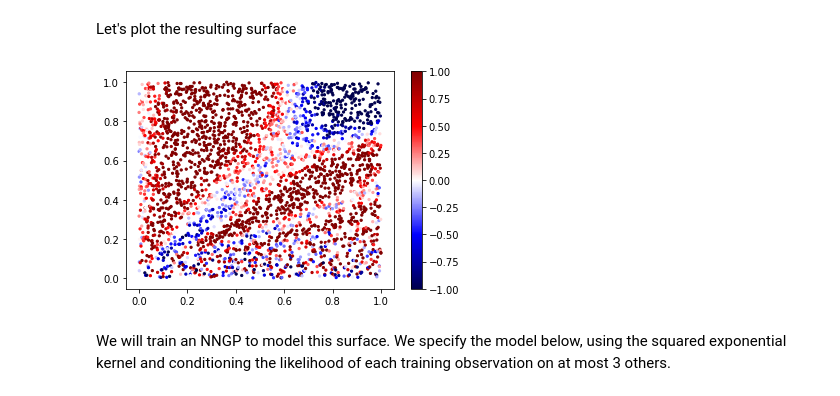
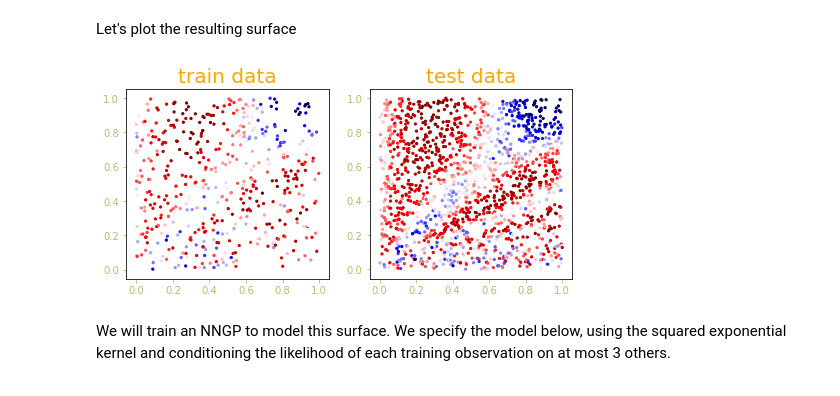
Before and after one commit to bwpriest/pyNNGP, a Jupyter notebook: notebook/regression_validation.ipynb, the cells around one changed output. Saved outputs shown, nothing was run; the diff lists cells and outputs as text; code cells hidden in the pictures.

```diff
--- a/notebook/regression_validation.ipynb
+++ b/notebook/regression_validation.ipynb
@@ -80,14 +93,25 @@ w_new_map = w_new_map.reshape((nstar))
 # %% [markdown]
 Let's plot the resulting surface
-# %%
-plt.scatter(
-    coords[:,0], coords[:,1],
-    c=y, s=5,
-    vmin=-1, vmax=1, cmap='seismic'
-)
-plt.colorbar()
-plt.show()
-# %% [output]
-[figure, removed]
+# %%
+fig, axes = plt.subplots(ncols=2, figsize=(8, 3.5))
+for ax in axes:
+    ax.tick_params(colors="darkkhaki")
+i0 = axes[0].scatter(
+    coords[:,0], coords[:,1],
+    c=y, s=5,
+    vmin=-2, vmax=2, cmap='seismic'
+)
+# plt.colorbar(i0, axes[0])
+axes[0].set_title("train data", fontsize=20, color="orange")
+i1 = axes[1].scatter(
+    newcoords[:,0], newcoords[:,1],
+    c=ystar, s=5,
+    vmin=-2, vmax=2, cmap='seismic'
+)
+# plt.colorbar(i1, axes[1])
+axes[1].set_title("test data", fontsize=20, color="orange")
+plt.show()
+# %% [output]
+[figure, added]
 # %% [markdown]
 We will train an NNGP to model this surface. We specify the model below, using the squared exponential kernel and conditioning the likelihood of each training observation on at most 3 others.
```
Also changed, not shown: parts of 16 cells of this notebook, 4 other files.
